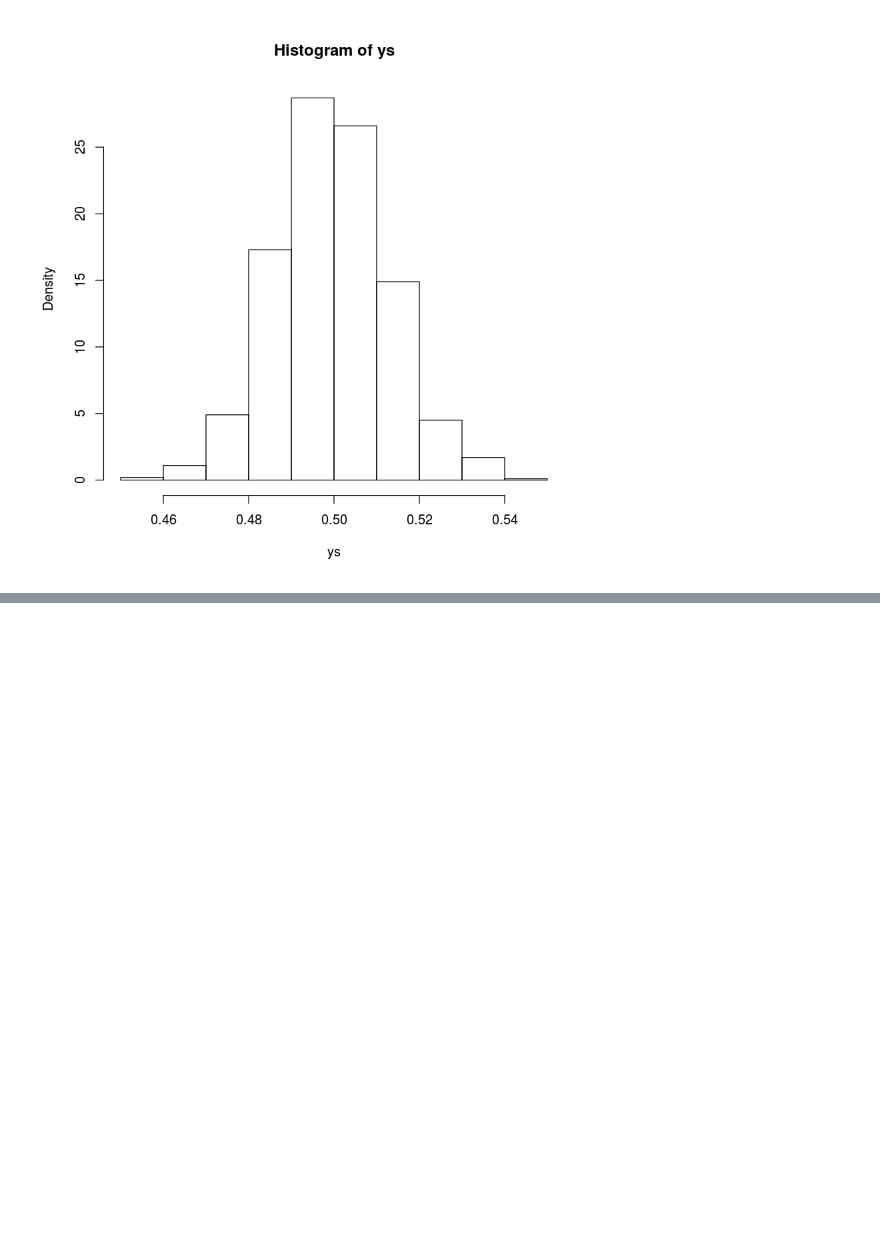
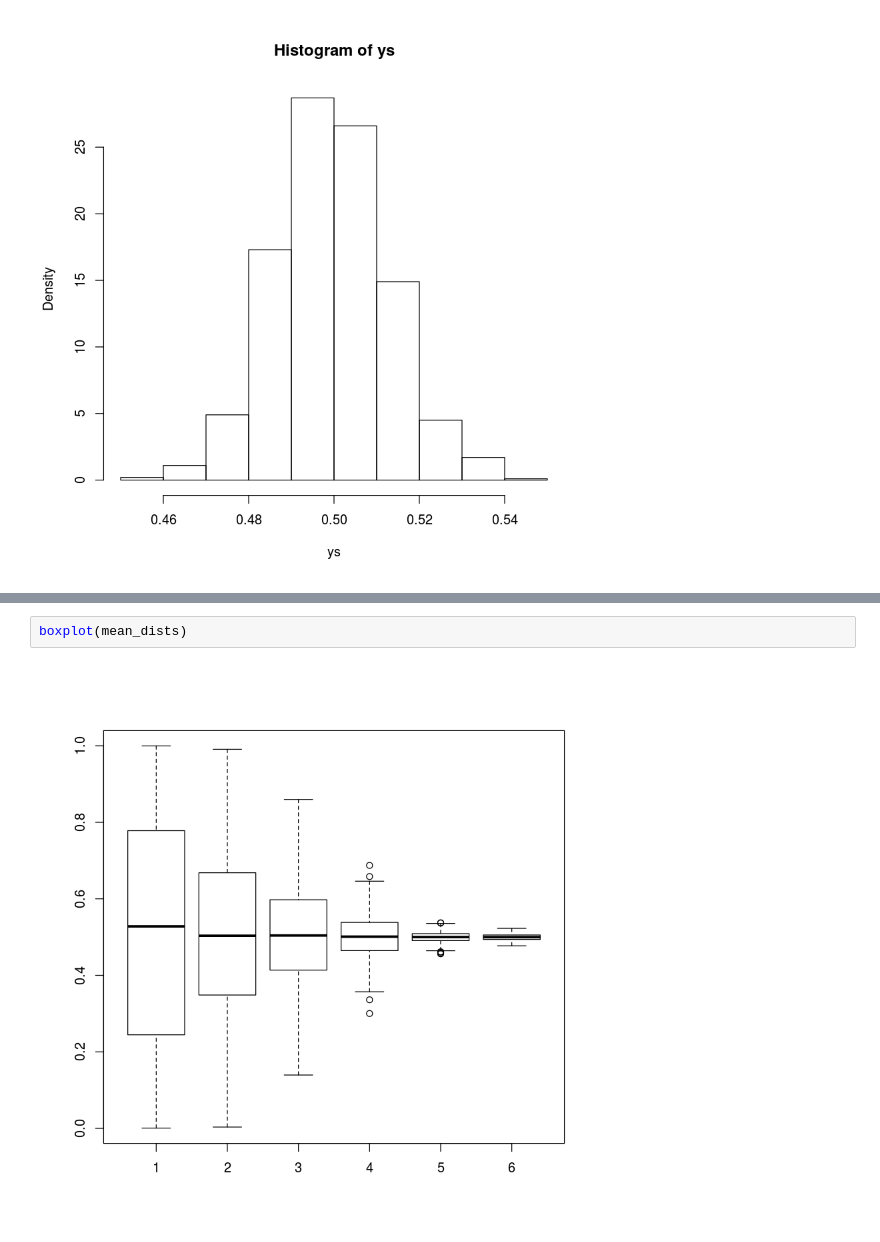
Before and after one commit to m2march/tp_final_r, a Jupyter notebook: Lista 5.ipynb, the cells around one changed output, grey strips where cells are left out. Saved outputs shown, nothing was run; the diff lists cells and outputs as text; blank space fills up the shorter version.

```diff
--- a/Lista 5.ipynb
+++ b/Lista 5.ipynb
@@ -66,0 +82,4 @@ hist(ys, freq=F)
+# %%
+boxplot(mean_dists)
+# %% [output]
+[figure, added]
```
Also changed, not shown: parts of 8 cells of this notebook.
